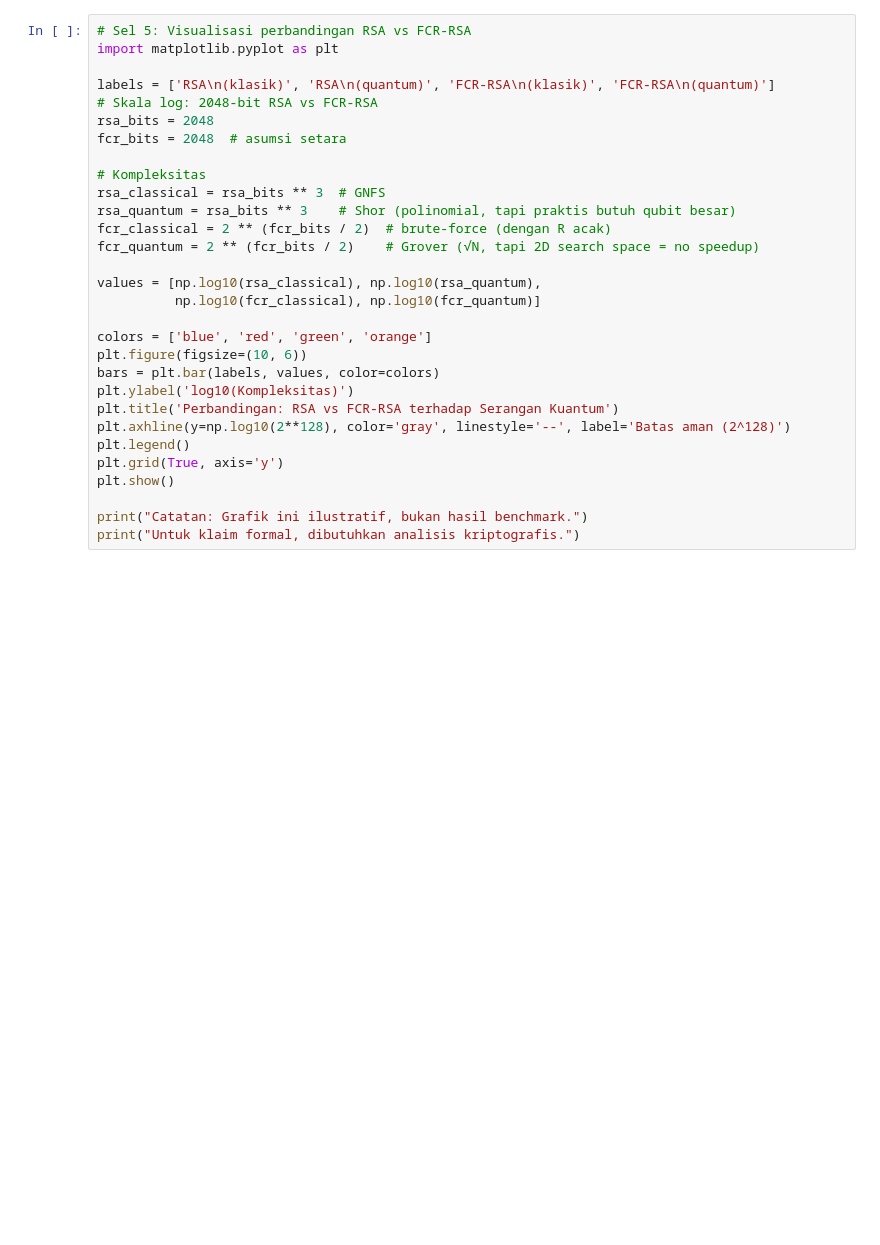
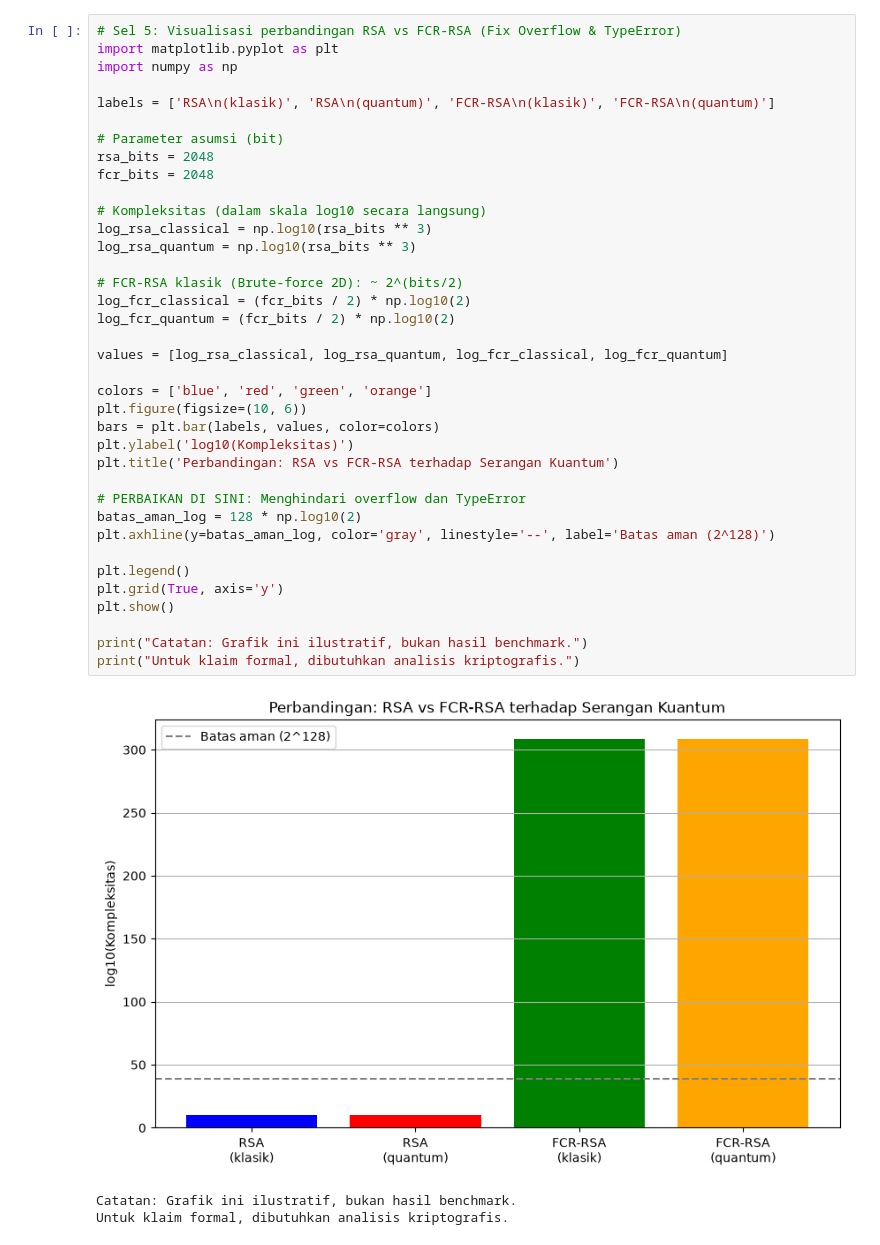
Before and after one commit to duhemen/fcr-rsa, a Jupyter notebook: simulations/quantum/shor_simulation.ipynb, the cells around one changed output. Saved outputs shown, nothing was run; the diff lists cells and outputs as text; blank space fills up the shorter version.

Commit message:
feat(fase 4A): hasil eksekusi simulasi Grover & Shor (sukses tanpa error)

```diff
--- a/simulations/quantum/shor_simulation.ipynb
+++ b/simulations/quantum/shor_simulation.ipynb
@@ -102,30 +139,41 @@ print("=" * 60)
 # %%
-# Sel 5: Visualisasi perbandingan RSA vs FCR-RSA
+# Sel 5: Visualisasi perbandingan RSA vs FCR-RSA (Fix Overflow & TypeError)
 import matplotlib.pyplot as plt
+import numpy as np
 
 labels = ['RSA\n(klasik)', 'RSA\n(quantum)', 'FCR-RSA\n(klasik)', 'FCR-RSA\n(quantum)']
-# Skala log: 2048-bit RSA vs FCR-RSA
+
+# Parameter asumsi (bit)
 rsa_bits = 2048
-fcr_bits = 2048  # asumsi setara
+fcr_bits = 2048
 
-# Kompleksitas
-rsa_classical = rsa_bits ** 3  # GNFS
-rsa_quantum = rsa_bits ** 3    # Shor (polinomial, tapi praktis butuh qubit besar)
-fcr_classical = 2 ** (fcr_bits / 2)  # brute-force (dengan R acak)
-fcr_quantum = 2 ** (fcr_bits / 2)    # Grover (√N, tapi 2D search space = no speedup)
+# Kompleksitas (dalam skala log10 secara langsung)
+log_rsa_classical = np.log10(rsa_bits ** 3)
+log_rsa_quantum = np.log10(rsa_bits ** 3)
 
-values = [np.log10(rsa_classical), np.log10(rsa_quantum),
-          np.log10(fcr_classical), np.log10(fcr_quantum)]
+# FCR-RSA klasik (Brute-force 2D): ~ 2^(bits/2)
+log_fcr_classical = (fcr_bits / 2) * np.log10(2)
+log_fcr_quantum = (fcr_bits / 2) * np.log10(2)
+
+values = [log_rsa_classical, log_rsa_quantum, log_fcr_classical, log_fcr_quantum]
 
 colors = ['blue', 'red', 'green', 'orange']
 plt.figure(figsize=(10, 6))
 bars = plt.bar(labels, values, color=colors)
 plt.ylabel('log10(Kompleksitas)')
 plt.title('Perbandingan: RSA vs FCR-RSA terhadap Serangan Kuantum')
-plt.axhline(y=np.log10(2**128), color='gray', linestyle='--', label='Batas aman (2^128)')
+
+# PERBAIKAN DI SINI: Menghindari overflow dan TypeError
+batas_aman_log = 128 * np.log10(2)
+plt.axhline(y=batas_aman_log, color='gray', linestyle='--', label='Batas aman (2^128)')
+
 plt.legend()
 plt.grid(True, axis='y')
 plt.show()
 
 print("Catatan: Grafik ini ilustratif, bukan hasil benchmark.")
 print("Untuk klaim formal, dibutuhkan analisis kriptografis.")
+# %% [output]
+[figure, added]
+Catatan: Grafik ini ilustratif, bukan hasil benchmark.
+Untuk klaim formal, dibutuhkan analisis kriptografis.
```
Also changed, not shown: parts of 4 cells of this notebook.
